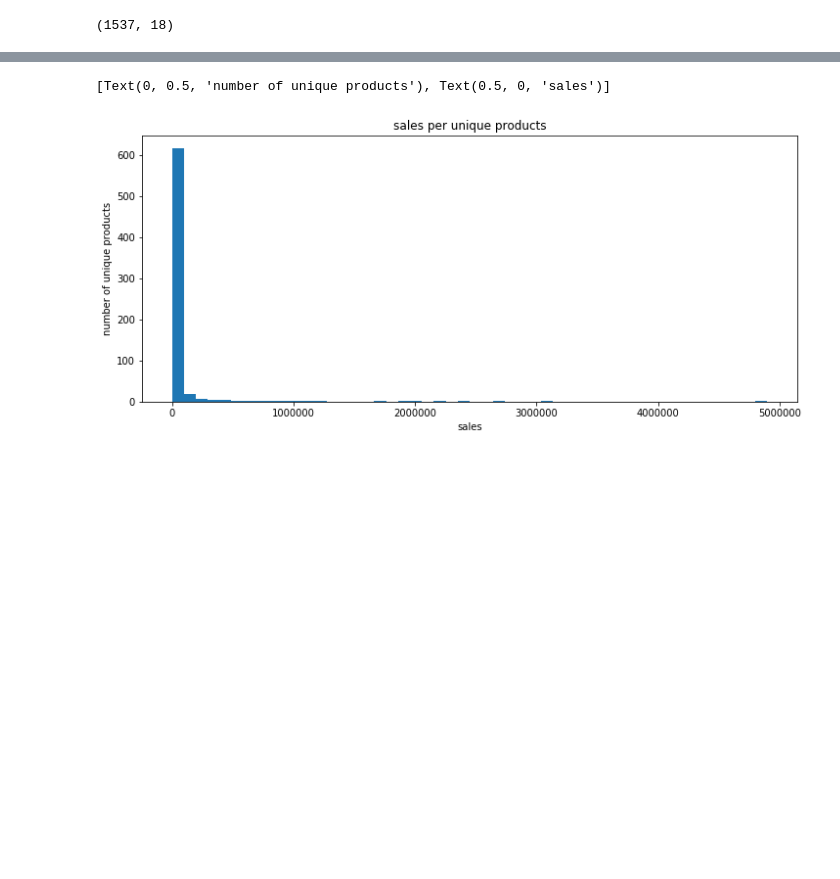
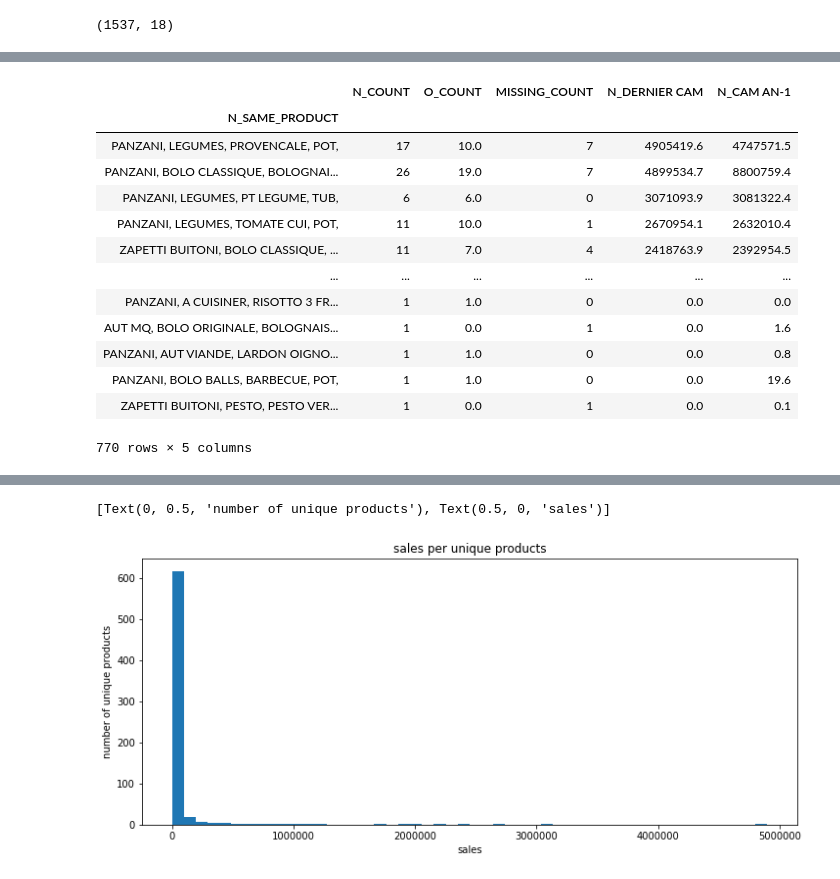
Before and after one commit to alex-toy/italians_do_it_better, a Jupyter notebook: Fusion_N_O.ipynb, the cells around one changed output, grey strips where cells are left out. Cells and saved outputs as stored; diff of their text form; code cells hidden in the pictures; blank space fills up the shorter version.

```diff
--- a/Fusion_N_O.ipynb
+++ b/Fusion_N_O.ipynb
@@ -454,3 +357,20 @@ df_M_PROD
 # %%
-df_M_PROD_SUM = df_M_PROD[['N_SAME_PRODUCT', 'N_COUNT', 'O_COUNT', 'N_DERNIER CAM', 'N_CAM AN-1']].groupby(['N_SAME_PRODUCT']).sum().sort_values(by='N_DERNIER CAM', ascending=False)
-df_M_PROD_SUM['MISSING_COUNT'] = df_M_PROD_SUM['N_COUNT'].astype(int) - df_M_PROD_SUM['O_COUNT'].astype(int)
+df_M_SAME_PROD = df_M_PROD[['N_SAME_PRODUCT', 'N_COUNT', 'O_COUNT', 'N_DERNIER CAM', 'N_CAM AN-1']].groupby(['N_SAME_PRODUCT']).sum().sort_values(by='N_DERNIER CAM', ascending=False)
+df_M_SAME_PROD['MISSING_COUNT'] = df_M_SAME_PROD['N_COUNT'].astype(int) - df_M_PROD_SUM['O_COUNT'].astype(int)
+df_M_SAME_PROD= df_M_SAME_PROD[['N_COUNT', 'O_COUNT','MISSING_COUNT', 'N_DERNIER CAM', 'N_CAM AN-1']]
+df_M_SAME_PROD
+# %% [output]
+|  | N_COUNT | O_COUNT | MISSING_COUNT | N_DERNIER CAM | N_CAM AN-1 |
+| N_SAME_PRODUCT |  |  |  |  |  |
+| PANZANI, LEGUMES, PROVENCALE, POT, | 17 | 10.0 | 7 | 4905419.6 | 4747571.5 |
+| PANZANI, BOLO CLASSIQUE, BOLOGNAI... | 26 | 19.0 | 7 | 4899534.7 | 8800759.4 |
+| PANZANI, LEGUMES, PT LEGUME, TUB, | 6 | 6.0 | 0 | 3071093.9 | 3081322.4 |
+| PANZANI, LEGUMES, TOMATE CUI, POT, | 11 | 10.0 | 1 | 2670954.1 | 2632010.4 |
+| ZAPETTI BUITONI, BOLO CLASSIQUE, ... | 11 | 7.0 | 4 | 2418763.9 | 2392954.5 |
+| ... | ... | ... | ... | ... | ... |
+| PANZANI, A CUISINER, RISOTTO 3 FR... | 1 | 1.0 | 0 | 0.0 | 0.0 |
+| AUT MQ, BOLO ORIGINALE, BOLOGNAIS... | 1 | 0.0 | 1 | 0.0 | 1.6 |
+| PANZANI, AUT VIANDE, LARDON OIGNO... | 1 | 1.0 | 0 | 0.0 | 0.8 |
+| PANZANI, BOLO BALLS, BARBECUE, POT, | 1 | 1.0 | 0 | 0.0 | 19.6 |
+| ZAPETTI BUITONI, PESTO, PESTO VER... | 1 | 0.0 | 1 | 0.0 | 0.1 |
+770 rows × 5 columns
```
Also changed, not shown: parts of 48 cells of this notebook, 4 other files.
